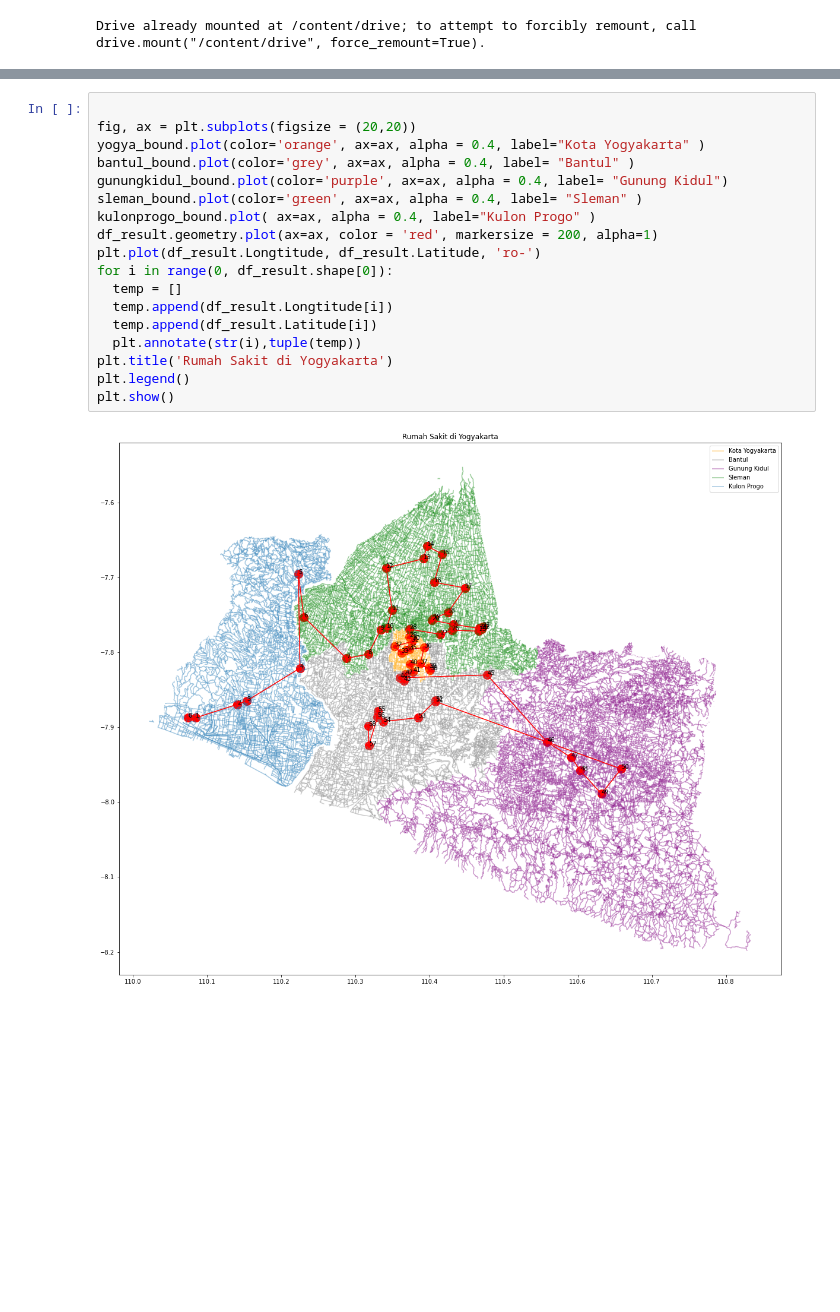
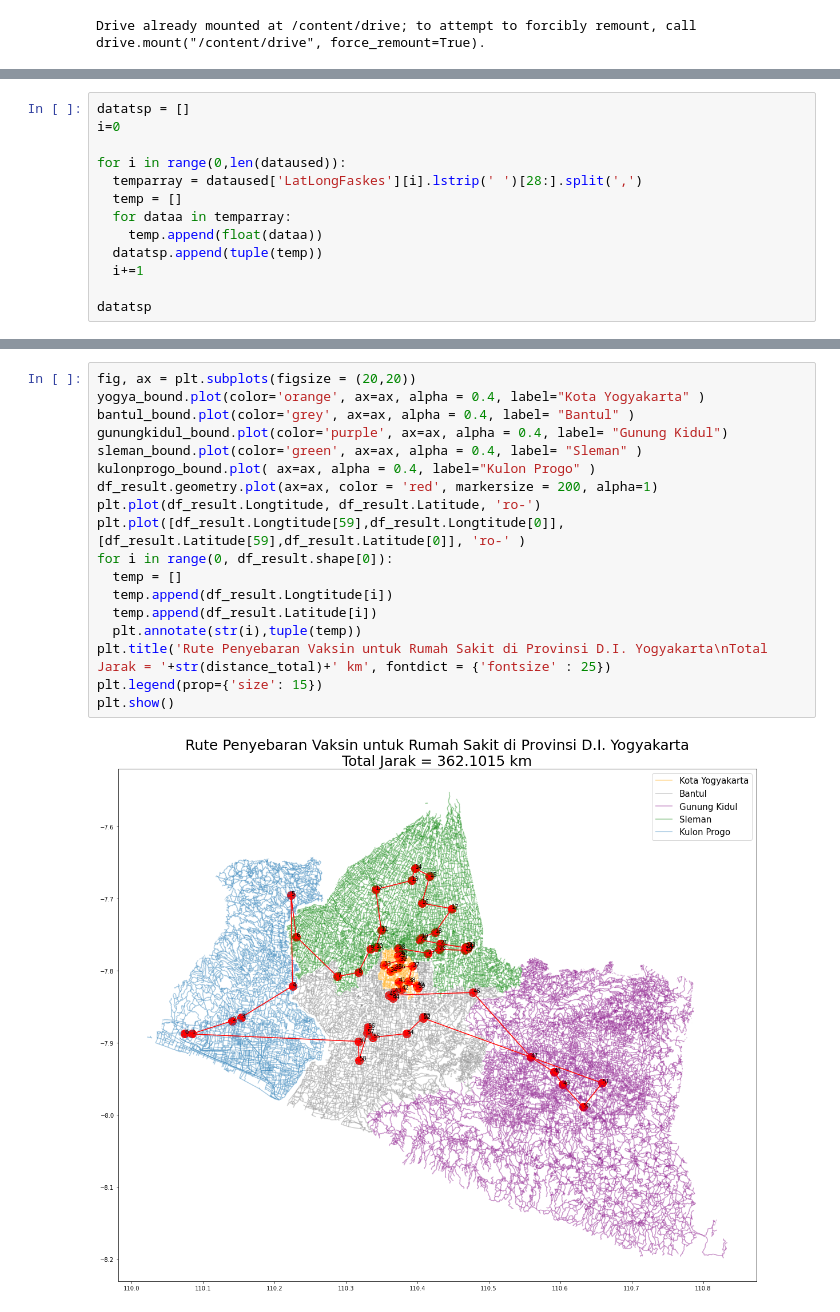
Before and after one commit to jessifebria/TSP_Rute_Penyebaran_Vaksin_Yogyakarta, a Jupyter notebook: TSP_Rute_Penyebaran_Vaksin_Yogyakarta.ipynb, the cells around one changed output, grey strips where cells are left out. Saved outputs shown, nothing was run; the diff lists cells and outputs as text; blank space fills up the shorter version.

```diff
--- a/TSP_Rute_Penyebaran_Vaksin_Yogyakarta.ipynb
+++ b/TSP_Rute_Penyebaran_Vaksin_Yogyakarta.ipynb
@@ -266,0 +135,13 @@ dataused.head(-5)
+# %%
+datatsp = []
+i=0
+
+for i in range(0,len(dataused)):
+  temparray = dataused['LatLongFaskes'][i].lstrip(' ')[28:].split(',')
+  temp = []
+  for dataa in temparray:
+    temp.append(float(dataa))
+  datatsp.append(tuple(temp))
+  i+=1
+
+datatsp
@@ -305,23 +322,23 @@ df_result.head()
 # %%
-
 fig, ax = plt.subplots(figsize = (20,20))
 yogya_bound.plot(color='orange', ax=ax, alpha = 0.4, label="Kota Yogyakarta" )
 bantul_bound.plot(color='grey', ax=ax, alpha = 0.4, label= "Bantul" )
 gunungkidul_bound.plot(color='purple', ax=ax, alpha = 0.4, label= "Gunung Kidul")
 sleman_bound.plot(color='green', ax=ax, alpha = 0.4, label= "Sleman" )
 kulonprogo_bound.plot( ax=ax, alpha = 0.4, label="Kulon Progo" )
 df_result.geometry.plot(ax=ax, color = 'red', markersize = 200, alpha=1)
 plt.plot(df_result.Longtitude, df_result.Latitude, 'ro-')
+plt.plot([df_result.Longtitude[59],df_result.Longtitude[0]],[df_result.Latitude[59],df_result.Latitude[0]], 'ro-' )
 for i in range(0, df_result.shape[0]):
   temp = []
   temp.append(df_result.Longtitude[i])
   temp.append(df_result.Latitude[i])
   plt.annotate(str(i),tuple(temp))
-plt.title('Rumah Sakit di Yogyakarta')
-plt.legend()
+plt.title('Rute Penyebaran Vaksin untuk Rumah Sakit di Provinsi D.I. Yogyakarta\nTotal Jarak = '+str(distance_total)+' km', fontdict = {'fontsize' : 25})
+plt.legend(prop={'size': 15})
 plt.show()
 # %% [output]
-[figure, old version]
+[figure, new version]
 # %%
 df_nama_rs = pd.DataFrame(df_result[["Nama RS", "Alamat", "Kota/Kabupaten"]] )
 
```
Also changed, not shown: parts of 11 cells of this notebook.
